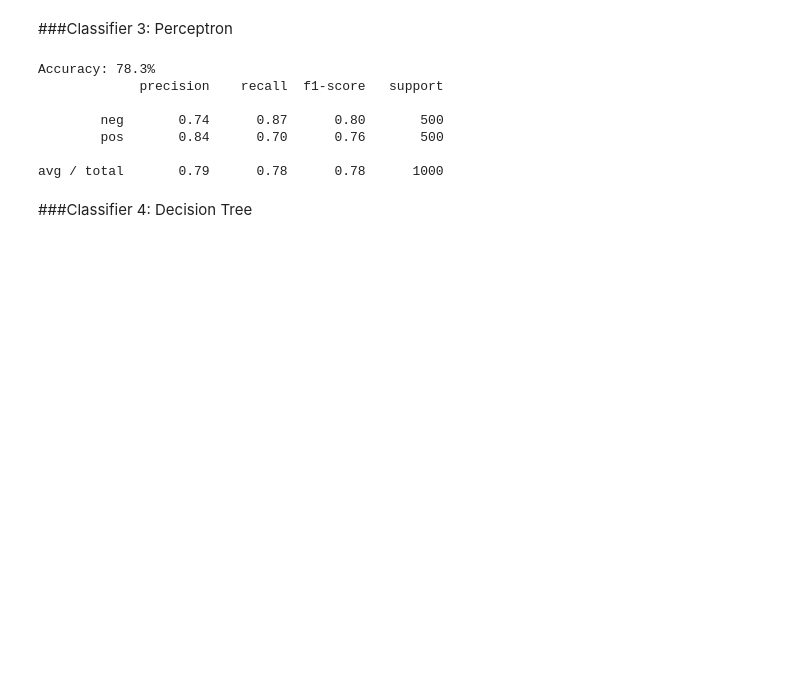
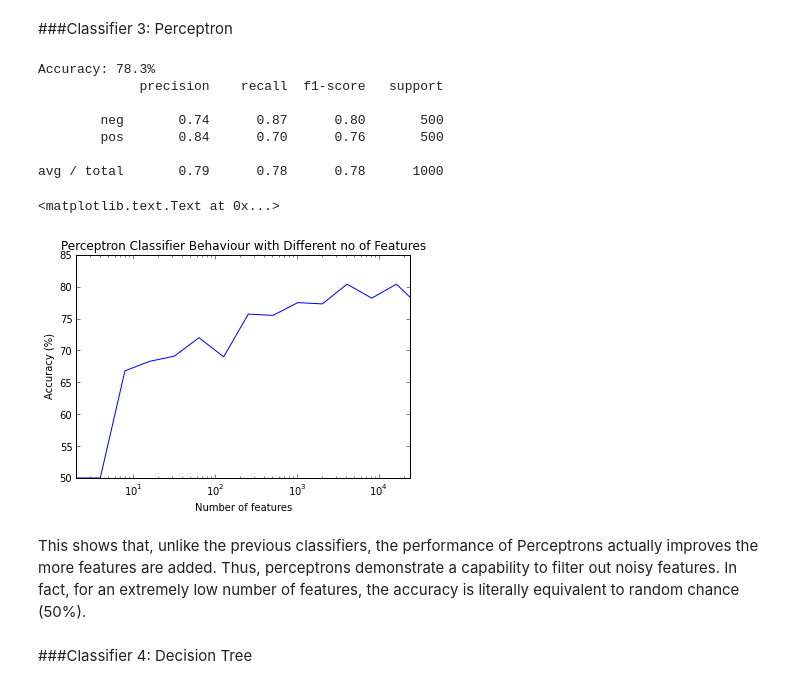
Before and after one commit to DJSagarAhire/Sentiment-Analysis-Comparative-Study, a Jupyter notebook: notebooks/01_Classification-Unigram-Presence.ipynb, the cells around one changed output. Drawn from its saved outputs; the diff is of its cells as text; code cells hidden in the pictures; blank space fills up the shorter version.

```diff
--- a/notebooks/01_Classification-Unigram-Presence.ipynb
+++ b/notebooks/01_Classification-Unigram-Presence.ipynb
@@ -233,6 +257,30 @@ Accuracy: 78.3%
         pos       0.84      0.70      0.76       500
 
 avg / total       0.79      0.78      0.78      1000
+# %%
+from sklearn.linear_model import Perceptron
+from sklearn.metrics import accuracy_score
+
+unigram_perceptron = Perceptron()
+
+accuracies = []
+kvals = logspace(1, 14, num=14, base=2.0)  # k = 2, 4, 8, 16, ...
+kvals = append(kvals, [unigram_train_X.shape[1]])
+for k in kvals:
+    unigram_predict_y = select_classify(unigram_perceptron, k)
+    accuracies.append(accuracy_score(unigram_test_y, unigram_predict_y) * 100)
+
+plot(kvals, accuracies)
+xscale('log')
+xlim([0, unigram_train_X.shape[1]])
+xlabel('Number of features')
+ylabel('Accuracy (%)')
+title('Perceptron Classifier Behaviour with Different no of Features')
+# %% [output]
+<matplotlib.text.Text at 0x...>
+[figure, added]
+# %% [markdown]
+This shows that, unlike the previous classifiers, the performance of Perceptrons actually improves the more features are added. Thus, perceptrons demonstrate a capability to filter out noisy features. In fact, for an extremely low number of features, the accuracy is literally equivalent to random chance (50%).
 # %% [markdown]
 ###Classifier 4: Decision Tree
 # %%
```
Also changed, not shown: parts of 7 cells of this notebook, 1 other file.
